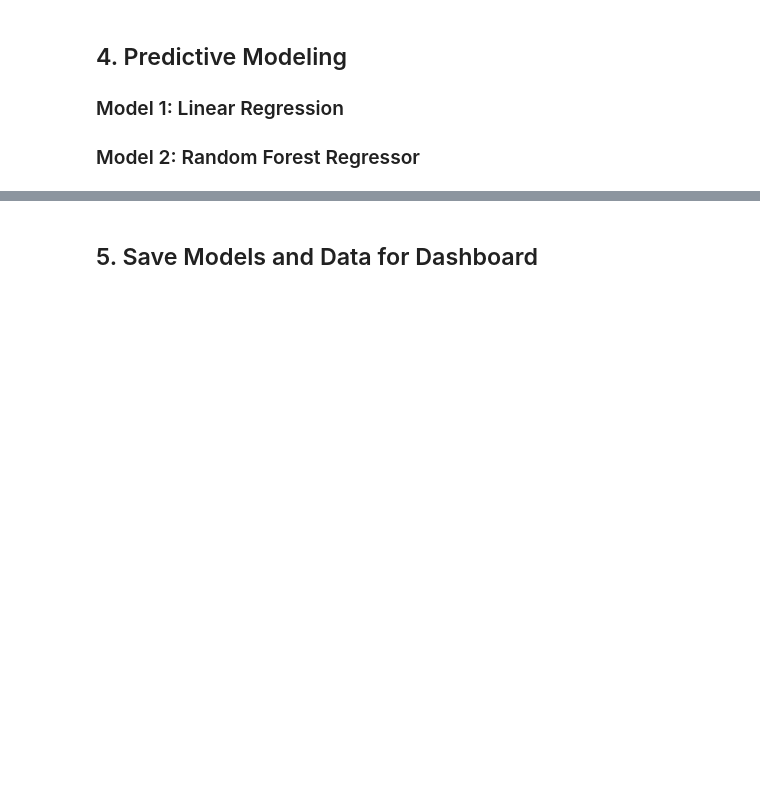
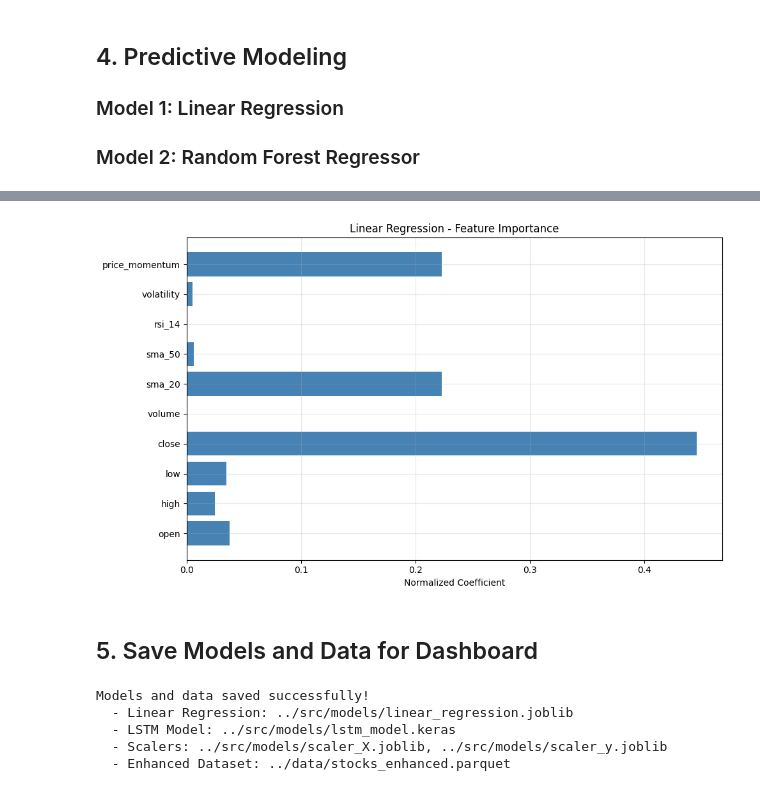
Before and after one commit to qurore/stock-analysis-a1, a Jupyter notebook: notebooks/part2_analysis_modeling.ipynb, the cells around one changed output, grey strips where cells are left out. Cells and saved outputs as stored; diff of their text form; code cells hidden in the pictures; blank space fills up the shorter version.

```diff
--- a/notebooks/part2_analysis_modeling.ipynb
+++ b/notebooks/part2_analysis_modeling.ipynb
@@ -460,30 +690,24 @@ plt.show()
 # %%
-# Feature Importance Comparison
-fig, axes = plt.subplots(1, 2, figsize=(14, 5))
+# Feature Importance: Linear Regression
+fig, ax = plt.subplots(figsize=(10, 6))
 
 # Linear Regression coefficients (normalized)
 lr_coefs = np.abs(lr_model.coef_)
 lr_coefs = lr_coefs / lr_coefs.sum()
 
-ax1 = axes[0]
 y_pos = np.arange(len(feature_columns))
-ax1.barh(y_pos, lr_coefs, color='steelblue')
-ax1.set_yticks(y_pos)
-ax1.set_yticklabels(feature_columns)
-ax1.set_xlabel('Normalized Coefficient')
-ax1.set_title('Linear Regression - Feature Importance')
-
-# Random Forest importance
-ax2 = axes[1]
-ax2.barh(y_pos, rf_model.feature_importances_, color='orange')
-ax2.set_yticks(y_pos)
-ax2.set_yticklabels(feature_columns)
-ax2.set_xlabel('Feature Importance')
-ax2.set_title('Random Forest - Feature Importance')
+ax.barh(y_pos, lr_coefs, color='steelblue')
+ax.set_yticks(y_pos)
+ax.set_yticklabels(feature_columns)
+ax.set_xlabel('Normalized Coefficient')
+ax.set_title('Linear Regression - Feature Importance')
+ax.grid(True, alpha=0.3)
 
 plt.tight_layout()
-plt.savefig(DATA_DIR / 'feature_importance.png', dpi=150, bbox_inches='tight')
+plt.savefig(DATA_DIR / 'feature_importance_lr.png', dpi=150, bbox_inches='tight')
 plt.show()
+# %% [output]
+[figure, added]
 # %% [markdown]
 ## 5. Save Models and Data for Dashboard
 # %%
@@ -494,7 +718,11 @@ MODELS_DIR = Path('../src/models')
 MODELS_DIR.mkdir(parents=True, exist_ok=True)
 
 joblib.dump(lr_model, MODELS_DIR / 'linear_regression.joblib')
-joblib.dump(rf_model, MODELS_DIR / 'random_forest.joblib')
+lstm_model.save(MODELS_DIR / 'lstm_model.keras')
+
+# Save scalers for LSTM
+joblib.dump(scaler_X, MODELS_DIR / 'scaler_X.joblib')
+joblib.dump(scaler_y, MODELS_DIR / 'scaler_y.joblib')
 
 # Save enhanced dataset
 df_pandas.to_parquet(DATA_DIR / 'stocks_enhanced.parquet', compression='snappy', index=False)
@@ -505,8 +733,15 @@ with open(MODELS_DIR / 'feature_columns.txt', 'w') as f:
 
 print("Models and data saved successfully!")
 print(f"  - Linear Regression: {MODELS_DIR / 'linear_regression.joblib'}")
-print(f"  - Random Forest: {MODELS_DIR / 'random_forest.joblib'}")
+print(f"  - LSTM Model: {MODELS_DIR / 'lstm_model.keras'}")
+print(f"  - Scalers: {MODELS_DIR / 'scaler_X.joblib'}, {MODELS_DIR / 'scaler_y.joblib'}")
 print(f"  - Enhanced Dataset: {DATA_DIR / 'stocks_enhanced.parquet'}")
+# %% [output]
+Models and data saved successfully!
+  - Linear Regression: ../src/models/linear_regression.joblib
+  - LSTM Model: ../src/models/lstm_model.keras
+  - Scalers: ../src/models/scaler_X.joblib, ../src/models/scaler_y.joblib
+  - Enhanced Dataset: ../data/stocks_enhanced.parquet
 # %% [markdown]
 ## 6. Conclusion
 
```
Also changed, not shown: parts of 18 cells of this notebook, 6 other files.
